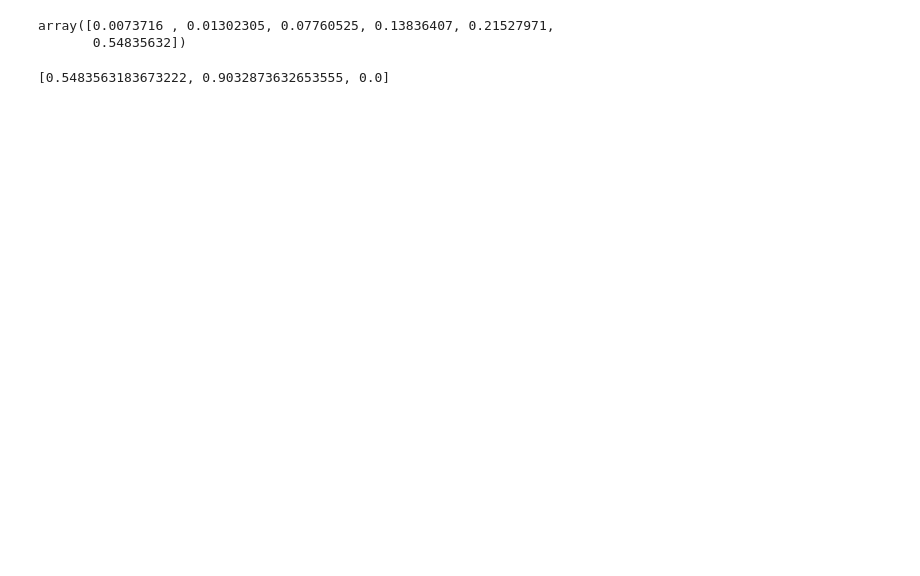
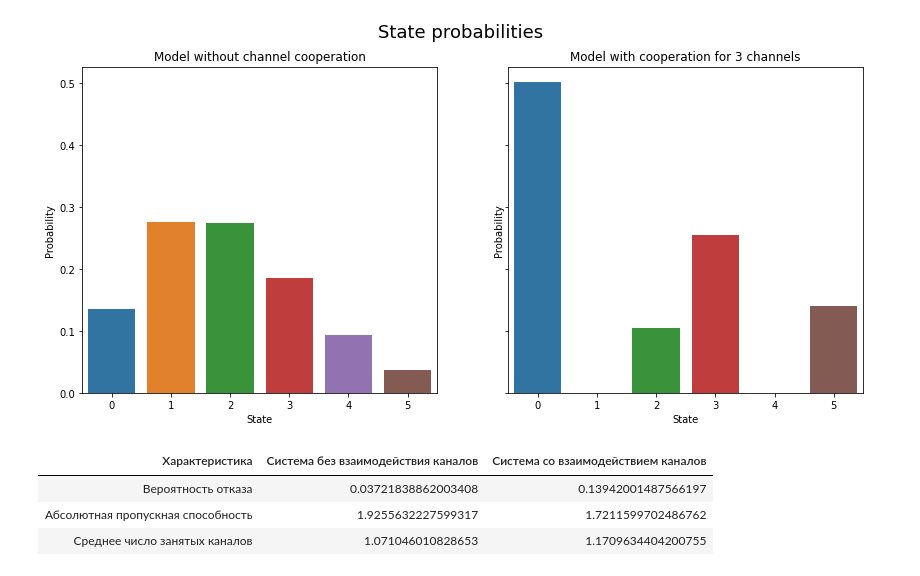
Before and after one commit to dinohunter2836/matmod, a Jupyter notebook: lab3.ipynb, the cells around one changed output. Saved outputs shown, nothing was run; the diff lists cells and outputs as text; code cells hidden in the pictures; blank space fills up the shorter version.

```diff
--- a/lab3.ipynb
+++ b/lab3.ipynb
@@ -168,10 +225,8 @@ simulator(10000)
-# %%
-probas = simulator.evaluate()
-probas
-# %% [output]
-array([0.0073716 , 0.01302305, 0.07760525, 0.13836407, 0.21527971,
-       0.54835632])
-# %%
-simulator.get_system_stats(probas)
-# %% [output]
-[0.5483563183673222, 0.9032873632653555, 0.0]
+# %%
+conduct_experiment(5, 2., 3, lambda x: x)
+# %% [output]
+[figure, added]
+| Характеристика | Система без взаимодействия каналов | Система со взаимодействием каналов |
+| Вероятность отказа | 0.03721838862003408 | 0.13942001487566197 |
+| Абсолютная пропускная способность | 1.9255632227599317 | 1.7211599702486762 |
+| Среднее число занятых каналов | 1.071046010828653 | 1.1709634404200755 |
```
Also changed, not shown: parts of 24 cells of this notebook.
